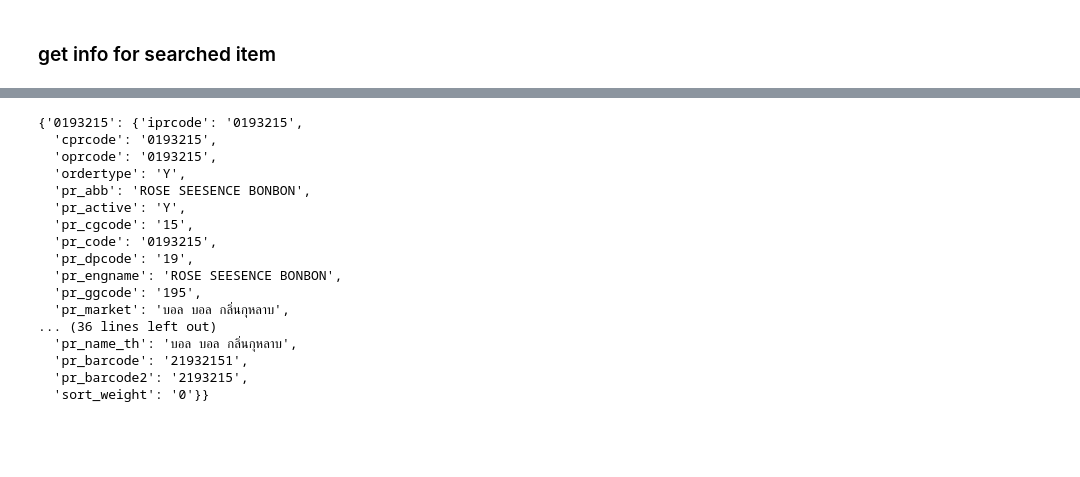
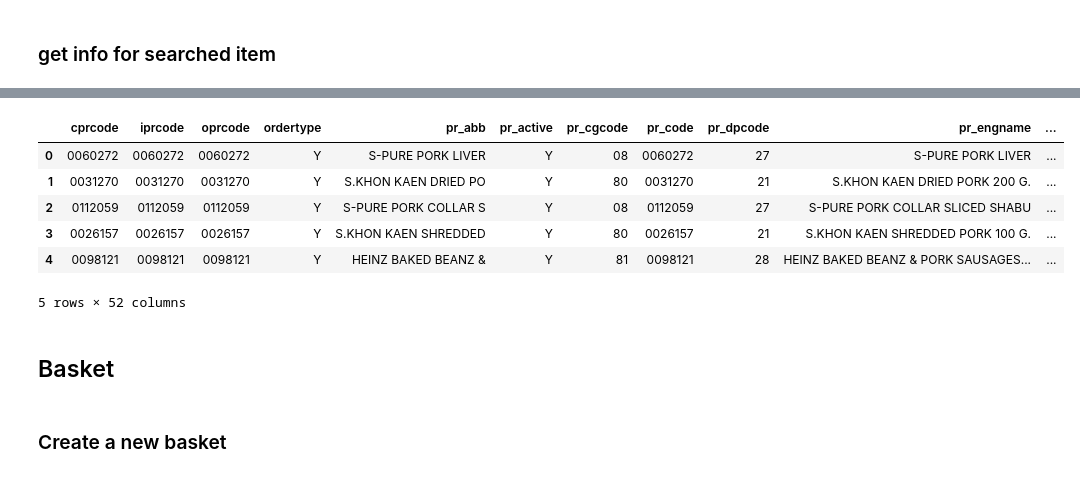
Before and after one commit to thanakijwanavit/ecommerceThinClient, a Jupyter notebook: shopping.ipynb, the cells around one changed output, grey strips where cells are left out. Saved outputs shown, nothing was run; the diff lists cells and outputs as text; code cells hidden in the pictures; blank space fills up the shorter version.

Commit message:
recover search function

```diff
--- a/shopping.ipynb
+++ b/shopping.ipynb
@@ -62,5 +130,5 @@ def search(self, searchQuery:str)-> List[str]:
 # %%
 %%time
-resultList = browser.search('rose')
+resultList = browser.search('pork')
 resultList[:10]
 # %% [output]
@@ -92,7 +160,8 @@ def getProductInfo(self,products:list)->(List[dict],List[dict]):
   print(f'found {len(items)} products out of {len(products)} products')
   return items
 # %%
-%%time
-products = browser.getProductInfo(resultList)
-products[0]
+%time products = browser.getProductInfo(resultList)
+%time productsDf = pd.DataFrame(products)
+print(productsDf.shape)
+productsDf.head()
 # %% [output]
@@ -102,17 +174,9 @@ Wall time: 4.19 s
+|  | cprcode | iprcode | oprcode | ordertype | pr_abb | pr_active | pr_cgcode | pr_code | pr_dpcode | pr_engname | ... |
+| 0 | 0060272 | 0060272 | 0060272 | Y | S-PURE PORK LIVER | Y | 08 | 0060272 | 27 | S-PURE PORK LIVER | ... |
+| 1 | 0031270 | 0031270 | 0031270 | Y | S.KHON KAEN DRIED PO | Y | 80 | 0031270 | 21 | S.KHON KAEN DRIED PORK 200 G. | ... |
+| 2 | 0112059 | 0112059 | 0112059 | Y | S-PURE PORK COLLAR S | Y | 08 | 0112059 | 27 | S-PURE PORK COLLAR SLICED SHABU | ... |
+| 3 | 0026157 | 0026157 | 0026157 | Y | S.KHON KAEN SHREDDED | Y | 80 | 0026157 | 21 | S.KHON KAEN SHREDDED PORK 100 G. | ... |
+| 4 | 0098121 | 0098121 | 0098121 | Y | HEINZ BAKED BEANZ & | Y | 81 | 0098121 | 28 | HEINZ BAKED BEANZ & PORK SAUSAGES... | ... |
-{'0193215': {'iprcode': '0193215',
-  'cprcode': '0193215',
-  'oprcode': '0193215',
-  'ordertype': 'Y',
-  'pr_abb': 'ROSE SEESENCE BONBON',
-  'pr_active': 'Y',
-  'pr_cgcode': '15',
-  'pr_code': '0193215',
-  'pr_dpcode': '19',
-  'pr_engname': 'ROSE SEESENCE BONBON',
-  'pr_ggcode': '195',
-  'pr_market': 'บอล บอล กลิ่นกุหลาบ',
-... (36 lines left out)
-  'pr_name_th': 'บอล บอล กลิ่นกุหลาบ',
-  'pr_barcode': '21932151',
-  'pr_barcode2': '2193215',
-  'sort_weight': '0'}}
+5 rows × 52 columns
+# %% [markdown]
+## Basket
@@ -118,0 +200,2 @@ Wall time: 4.19 s
+# %% [markdown]
+### Create a new basket
```
Also changed, not shown: parts of 28 cells of this notebook, 14 other files.
